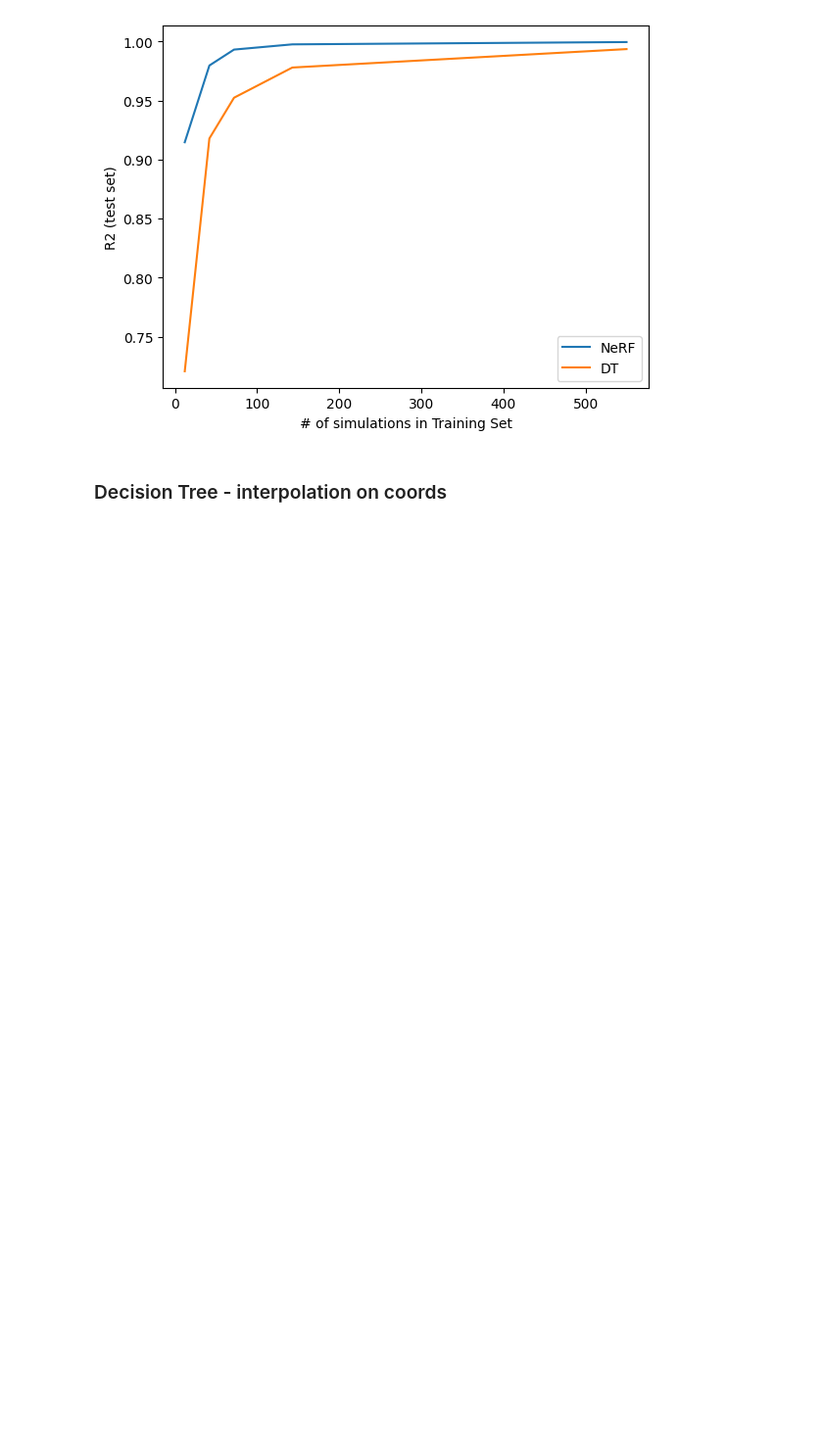
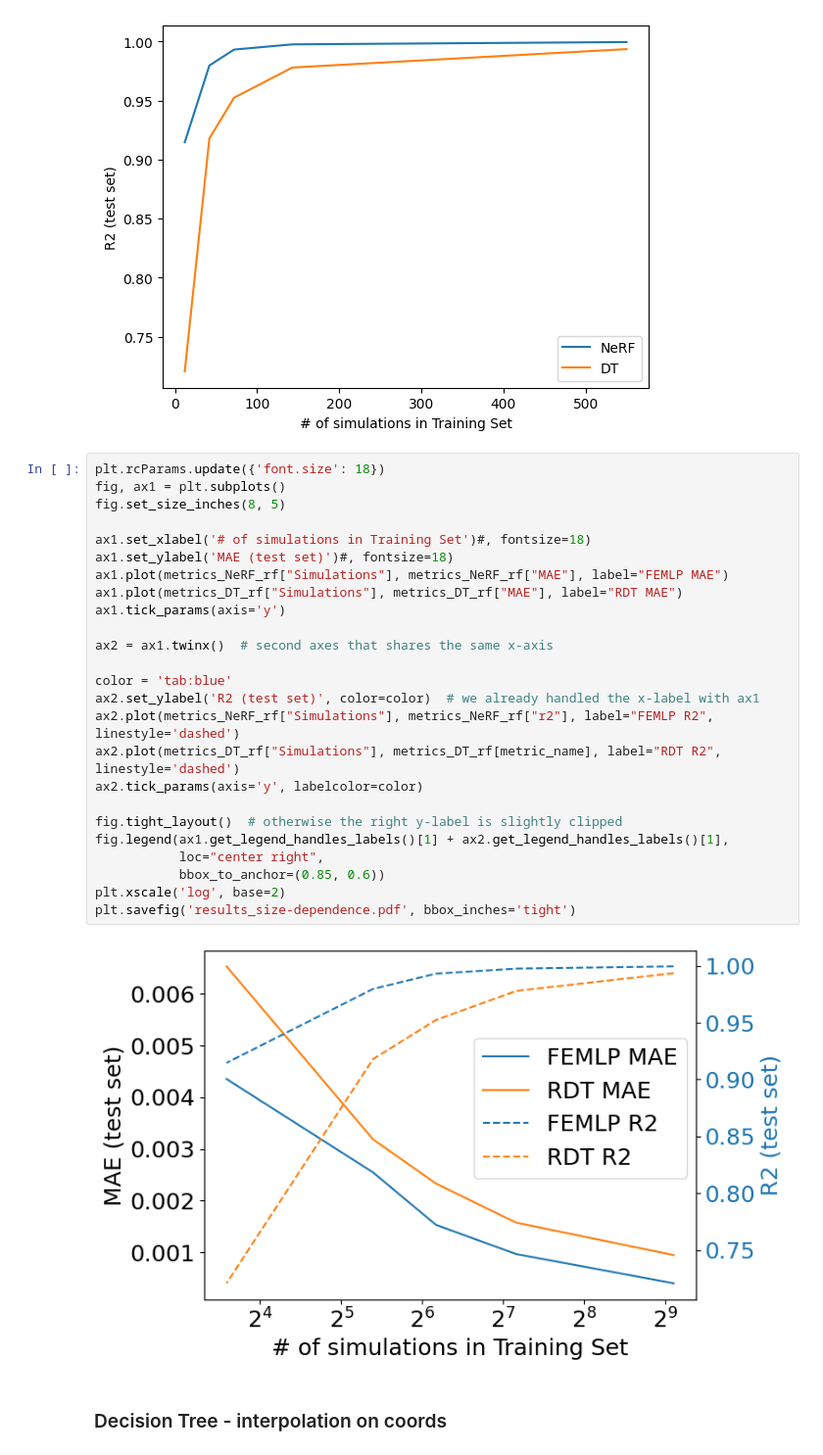
Before and after one commit to NiccoloMorabito/Ainslie-surrogate, a Jupyter notebook: result_analysis.ipynb, the cells around one changed output. Shown at 98% size. Cells and saved outputs as stored; diff of their text form; blank space fills up the shorter version.

Commit message:
New plots for extended abstract

```diff
--- a/result_analysis.ipynb
+++ b/result_analysis.ipynb
@@ -806,6 +773,33 @@ plt.show()
 # %% [output]
 [figure]
 [figure]
+# %%
+plt.rcParams.update({'font.size': 18})
+fig, ax1 = plt.subplots()
+fig.set_size_inches(8, 5)
+
+ax1.set_xlabel('# of simulations in Training Set')#, fontsize=18)
+ax1.set_ylabel('MAE (test set)')#, fontsize=18)
+ax1.plot(metrics_NeRF_rf["Simulations"], metrics_NeRF_rf["MAE"], label="FEMLP MAE")
+ax1.plot(metrics_DT_rf["Simulations"], metrics_DT_rf["MAE"], label="RDT MAE")
+ax1.tick_params(axis='y')
+
+ax2 = ax1.twinx()  # second axes that shares the same x-axis
+
+color = 'tab:blue'
+ax2.set_ylabel('R2 (test set)', color=color)  # we already handled the x-label with ax1
+ax2.plot(metrics_NeRF_rf["Simulations"], metrics_NeRF_rf["r2"], label="FEMLP R2", linestyle='dashed')
+ax2.plot(metrics_DT_rf["Simulations"], metrics_DT_rf[metric_name], label="RDT R2", linestyle='dashed')
+ax2.tick_params(axis='y', labelcolor=color)
+
+fig.tight_layout()  # otherwise the right y-label is slightly clipped
+fig.legend(ax1.get_legend_handles_labels()[1] + ax2.get_legend_handles_labels()[1],
+           loc="center right",
+           bbox_to_anchor=(0.85, 0.6))
+plt.xscale('log', base=2)
+plt.savefig('results_size-dependence.pdf', bbox_inches='tight')
+# %% [output]
+[figure, added]
 # %% [markdown]
 ### Decision Tree - interpolation on coords
 # %%
```
Also changed, not shown: parts of 19 cells of this notebook.
